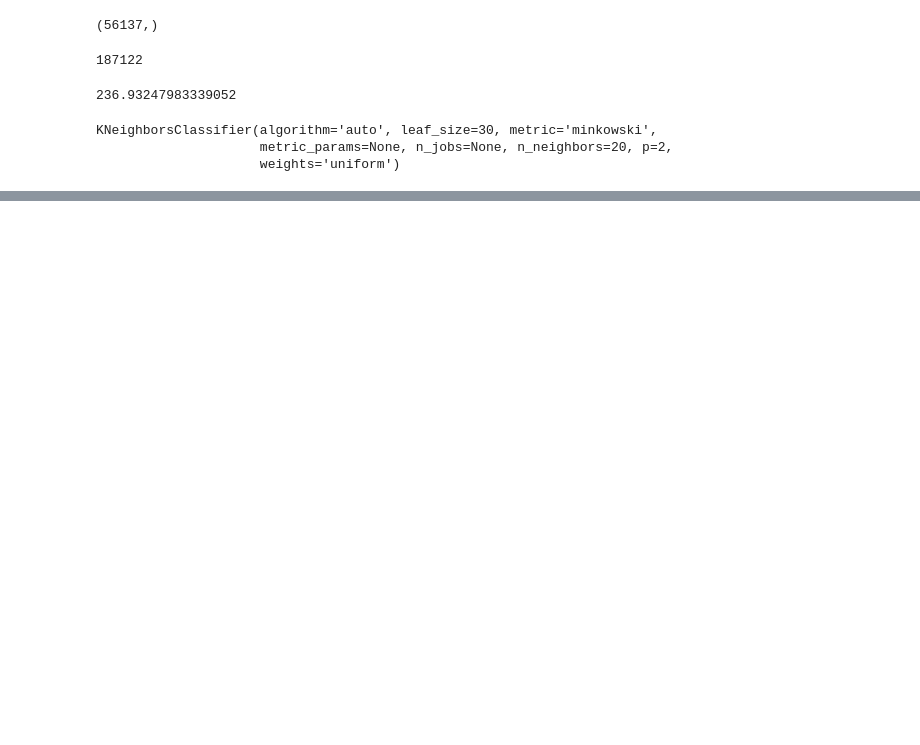
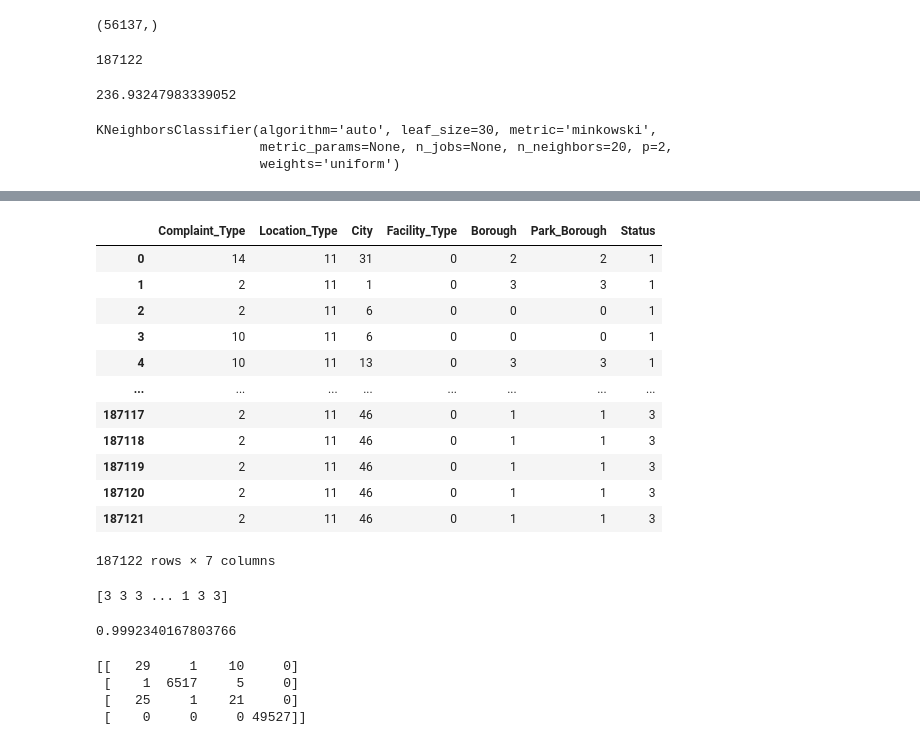
Before and after one commit to Manas2909/DWDM, a Jupyter notebook: testing final.ipynb, the cells around one changed output, grey strips where cells are left out. Saved outputs shown, nothing was run; the diff lists cells and outputs as text; code cells hidden in the pictures; blank space fills up the shorter version.

Commit message:
added decision tree also

```diff
--- a/testing final.ipynb
+++ b/testing final.ipynb
@@ -474,0 +541,16 @@ accuracy_score(y_test,y_predict)
+# %%
+data_set
+# %% [output]
+|  | Complaint_Type | Location_Type | City | Facility_Type | Borough | Park_Borough | Status |
+| 0 | 14 | 11 | 31 | 0 | 2 | 2 | 1 |
+| 1 | 2 | 11 | 1 | 0 | 3 | 3 | 1 |
+| 2 | 2 | 11 | 6 | 0 | 0 | 0 | 1 |
+| 3 | 10 | 11 | 6 | 0 | 0 | 0 | 1 |
+| 4 | 10 | 11 | 13 | 0 | 3 | 3 | 1 |
+| ... | ... | ... | ... | ... | ... | ... | ... |
+| 187117 | 2 | 11 | 46 | 0 | 1 | 1 | 3 |
+| 187118 | 2 | 11 | 46 | 0 | 1 | 1 | 3 |
+| 187119 | 2 | 11 | 46 | 0 | 1 | 1 | 3 |
+| 187120 | 2 | 11 | 46 | 0 | 1 | 1 | 3 |
+| 187121 | 2 | 11 | 46 | 0 | 1 | 1 | 3 |
+187122 rows × 7 columns
@@ -474,0 +561,20 @@ accuracy_score(y_test,y_predict)
+# %%
+dtclf=DecisionTreeClassifier(criterion='entropy')
+dtclf.fit(X_train,y_train)
+y_pred = dtclf.predict(X_test)
+print(y_pred)
+# %% [output]
+[3 3 3 ... 1 3 3]
+# %%
+print(accuracy_score(y_test,y_pred))
+# %% [output]
+0.9992340167803766
+# %%
+from sklearn.metrics import confusion_matrix
+cm = confusion_matrix(y_test, y_pred)
+print(cm)
+# %% [output]
+[[   29     1    10     0]
+ [    1  6517     5     0]
+ [   25     1    21     0]
+ [    0     0     0 49527]]
```
Also changed, not shown: parts of 16 cells of this notebook.
